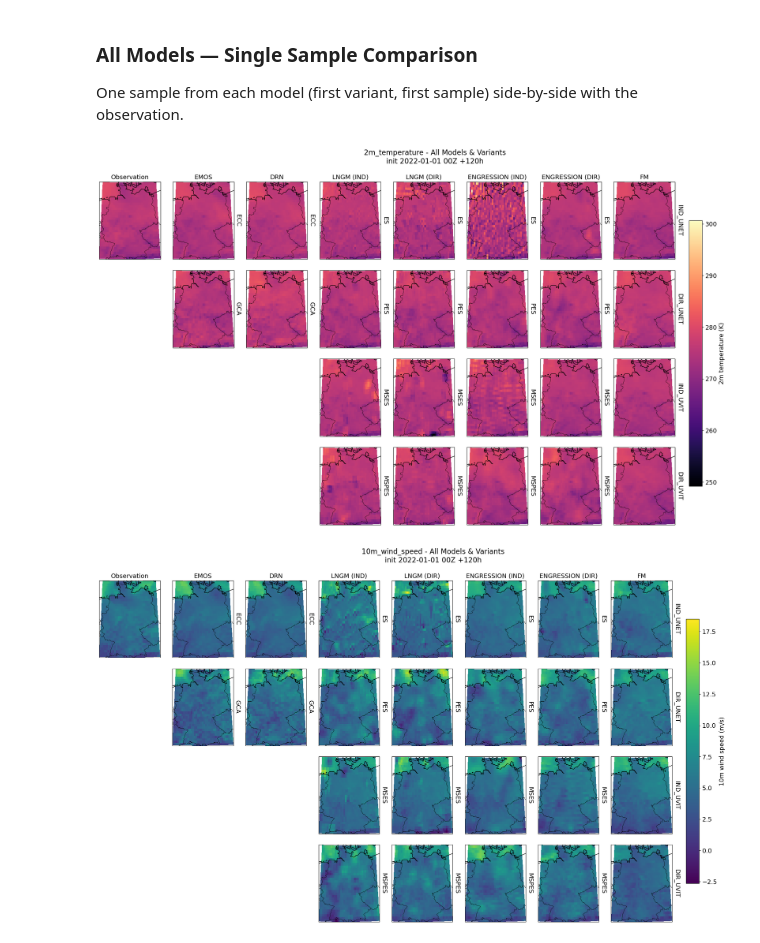
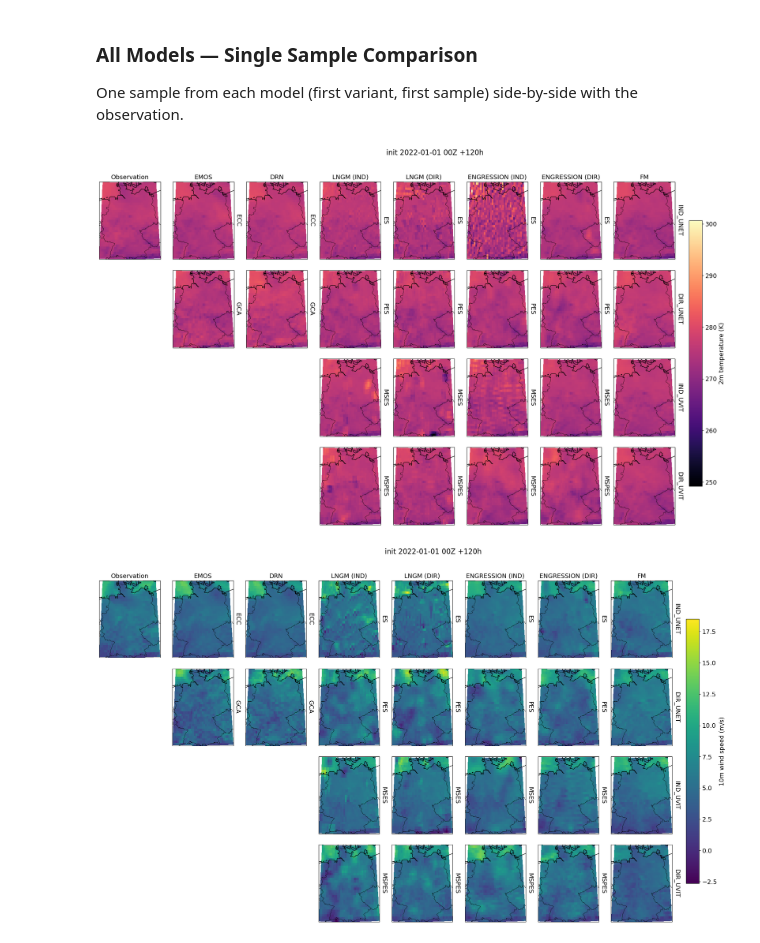
Before and after one commit to m-j-w-f/GenPP, a Jupyter notebook: src/genpp/plots/03plot_samples.ipynb, the cells around one changed output. Saved outputs shown, nothing was run; the diff lists cells and outputs as text; code cells hidden in the pictures.

```diff
--- a/src/genpp/plots/03plot_samples.ipynb
+++ b/src/genpp/plots/03plot_samples.ipynb
@@ -402,36 +402,36 @@ for var in FC_VARS:
                     ax.set_xticks([])
                     ax.set_yticks([])
                 else:
                     ax.set_visible(False)
 
     cbar = fig.colorbar(
         pcm,
         ax=axes.ravel().tolist(),
         orientation="vertical",
         label=cfg["label"],
         shrink=0.6,
         pad=0.02,
     )
     cbar.ax.tick_params(labelsize=14)
     cbar.set_label(cfg["label"], fontsize=14)
 
     fig.suptitle(
-        f"{var} - All Models & Variants\ninit {pd.Timestamp(sel_init):%Y-%m-%d %HZ} +{sel_lead_h}h",
+        f"init {pd.Timestamp(sel_init):%Y-%m-%d %HZ} +{sel_lead_h}h",
         fontsize=16,
         y=0.85,
     )
     plt.savefig(
         RESULTS_DIR
         / "results"
         / "wb2"
         / "samples"
         / f"wb2_all_models_{var.replace(' ', '_')}_leadtime_{sel_lead_h}.pdf",
         bbox_inches="tight",
     )
     plt.show()
 # %% [output]
-[figure, old version]
+[figure, new version]
-[figure, old version]
+[figure, new version]
 # %%
 # Compact version: fewer columns, IND/DIR rows (GCA/ECC for EMOS/DRN)
 # Each entry: (model_key, display_name, variant_filter, row_labels)
```
Also changed, not shown: parts of 1 cell of this notebook, 20 other files.
